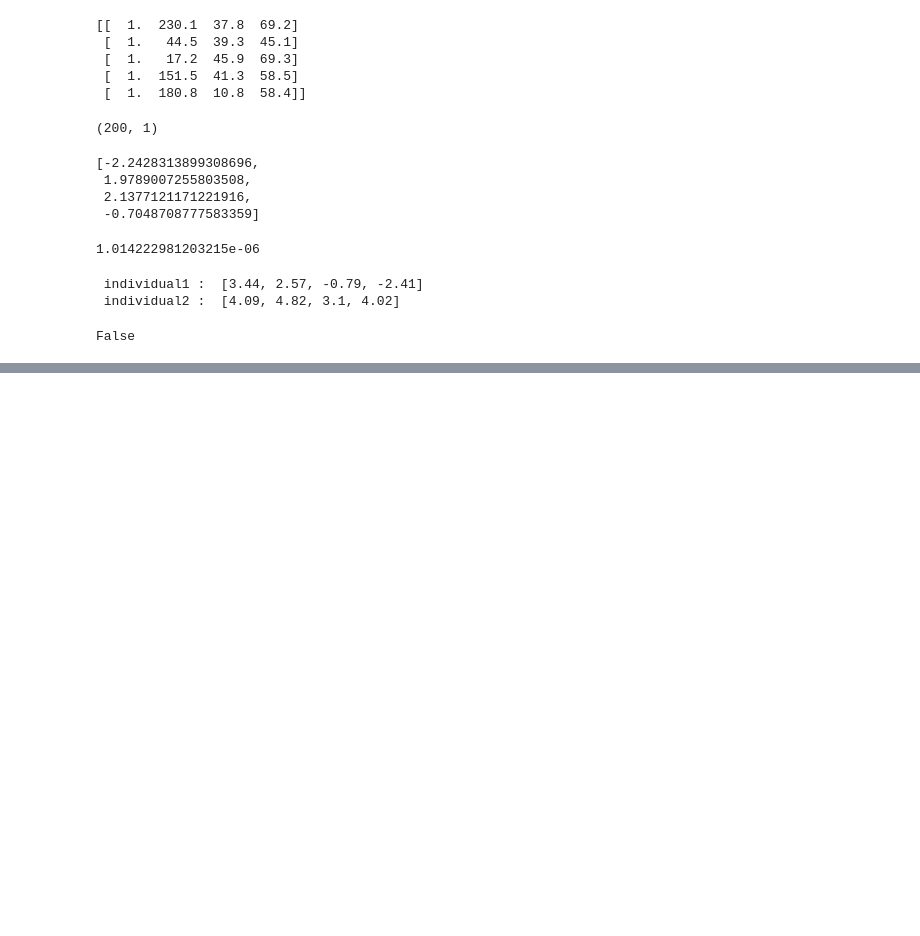
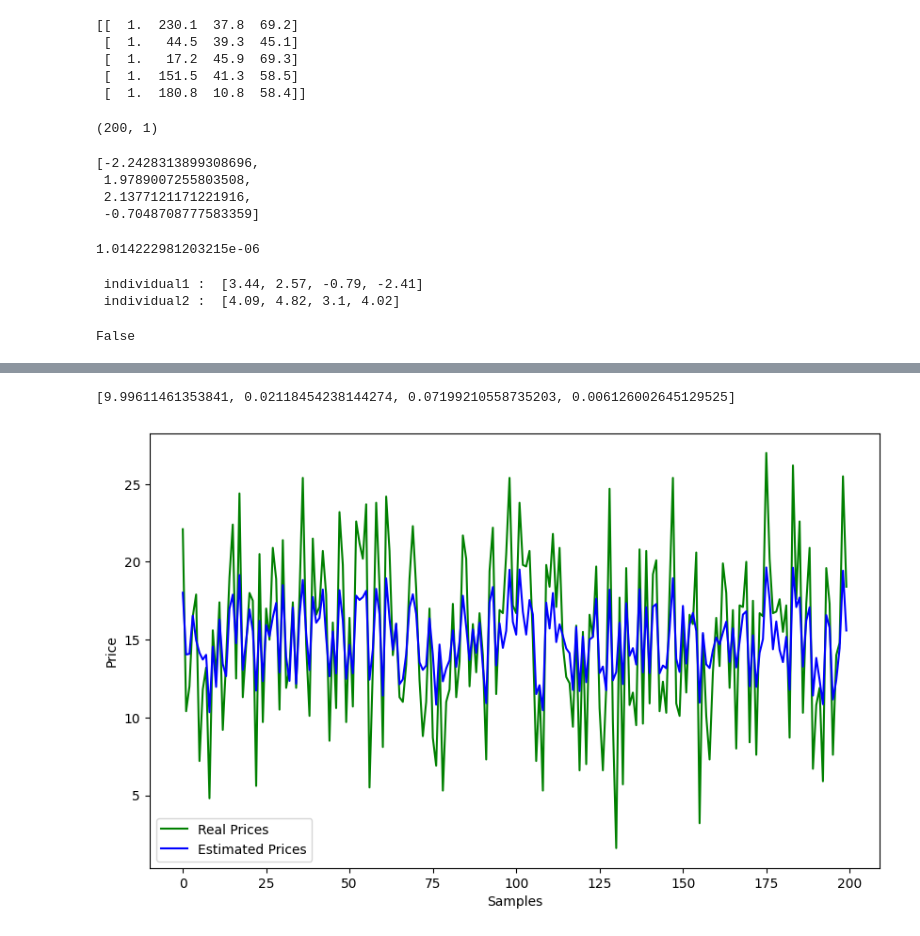
Before and after one commit to nguyenphuoc2k9/AIO_2024, a Jupyter notebook: Module_4/Week_3/Module_4_Week_3.ipynb, the cells around one changed output, grey strips where cells are left out. Drawn from its saved outputs; the diff is of its cells as text; code cells hidden in the pictures; blank space fills up the shorter version.

```diff
--- a/Module_4/Week_3/Module_4_Week_3.ipynb
+++ b/Module_4/Week_3/Module_4_Week_3.ipynb
@@ -144,0 +148,2 @@ TypeError: cannot unpack non-iterable NoneType object
+# %%
+population,losses = run_GA()
@@ -144,0 +196,18 @@ TypeError: cannot unpack non-iterable NoneType object
+# %%
+features_X,sales_Y = load_data_from_file("advertising.csv")
+def visualize_predict_gt():
+  sorted_population = sorted(population,key=compute_fitness)
+  print(sorted_population[-1])
+  theta = np.array(sorted_population[-1])
+  estimated_prices = theta.dot(features_X.T)
+  fig,ax = plt.subplots(figsize=(10,6))
+  plt.xlabel("Samples")
+  plt.ylabel("Price")
+  plt.plot(sales_Y,c="green",label="Real Prices")
+  plt.plot(estimated_prices,c="blue",label="Estimated Prices")
+  plt.legend()
+  plt.show()
+visualize_predict_gt()
+# %% [output]
+[9.99611461353841, 0.02118454238144274, 0.07199210558735203, 0.006126002645129525]
+[figure, added]
```
Also changed, not shown: parts of 6 cells of this notebook.
